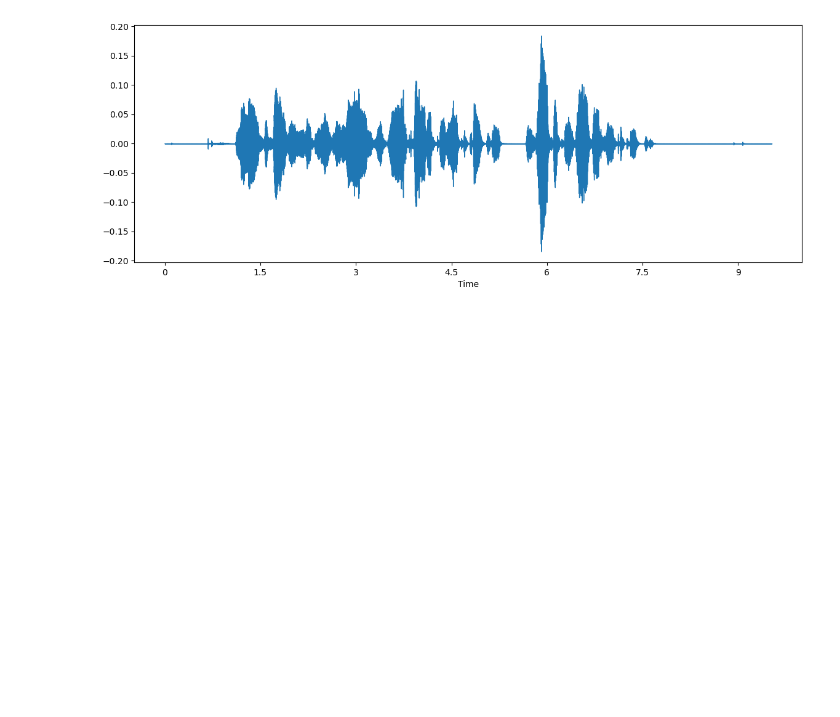
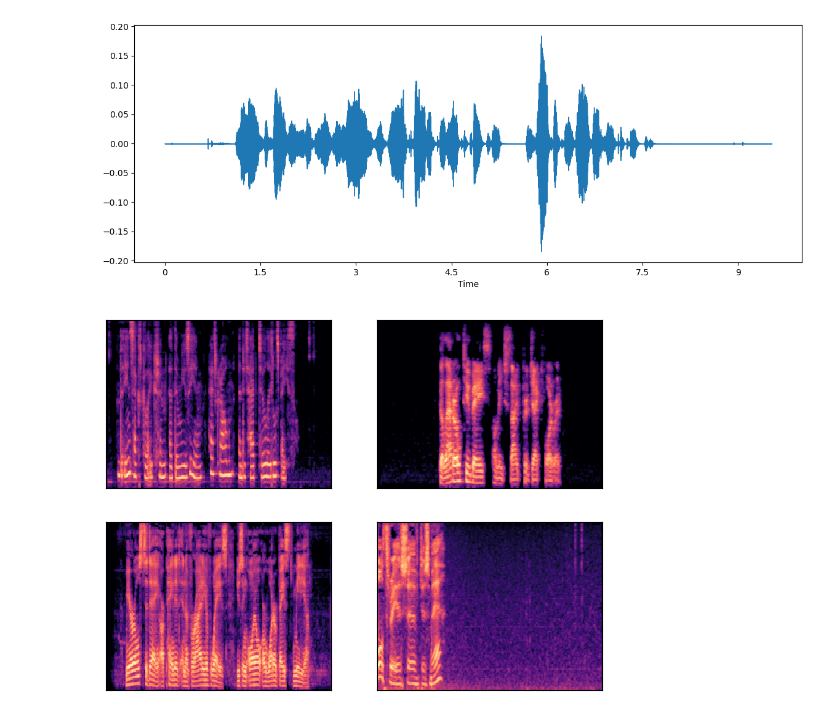
Before and after one commit to yingli/applieddatascience, a Jupyter notebook: sample_code/NB29_voice_recording.ipynb, the cells around one changed output. Saved outputs shown, nothing was run; the diff lists cells and outputs as text; code cells hidden in the pictures; blank space fills up the shorter version.

```diff
--- a/sample_code/NB29_voice_recording.ipynb
+++ b/sample_code/NB29_voice_recording.ipynb
@@ -27,7 +27,7 @@ import librosa
 from IPython.display import Audio
 
 plt.subplots(figsize=(10,3))
-data_dir = '/Users/yingli/Development/AppliedDataScience/applieddatascience/sample_code/voice_clips/'
+data_dir = '/Users/yingli/Development/AppliedDataScience/voice_clips/'
 #audiofile = list_clip.path[100]
 #audiofile = "common_voice_en_32810621.mp3" # eighties female
 #audiofile = "common_voice_en_30282850.mp3" # fifties female
@@ -192,3 +192,33 @@ librosa.display.waveshow(x, sr=sr)
 # %% [output]
 <librosa.display.AdaptiveWaveplot at 0x...>
 [figure]
+# %%
+audiofile = "common_voice_en_35117939.mp3" # teen
+x1, sr1 = librosa.load(data_dir+audiofile)
+audiofile = "common_voice_en_26324574.mp3"
+x2, sr2 = librosa.load(data_dir+audiofile)
+audiofile = "common_voice_en_25174215.mp3"
+x3, sr3 = librosa.load(data_dir+audiofile)
+audiofile = "common_voice_en_20661764.mp3"
+x4, sr4 = librosa.load(data_dir+audiofile)
+
+fig, axs = plt.subplots(2,2)
+
+S1 = librosa.feature.melspectrogram(y=x1, sr=sr1, n_mels=128, fmax=8000)
+S1_dB = librosa.power_to_db(S1, ref=np.max)
+img1 = librosa.display.specshow(S1_dB,  sr=sr1,
+                         fmax=8000,ax=axs[0,0])
+S2 = librosa.feature.melspectrogram(y=x2, sr=sr2, n_mels=128, fmax=8000)
+S2_dB = librosa.power_to_db(S2, ref=np.max)
+img2 = librosa.display.specshow(S2_dB, sr=sr2,
+                         fmax=8000,ax=axs[0,1])
+S3 = librosa.feature.melspectrogram(y=x3, sr=sr3, n_mels=128, fmax=8000)
+S3_dB = librosa.power_to_db(S3, ref=np.max)
+img3 = librosa.display.specshow(S3_dB,  sr=sr3,
+                         fmax=8000,ax=axs[1,0])
+S4 = librosa.feature.melspectrogram(y=x4, sr=sr4, n_mels=128, fmax=8000)
+S4_dB = librosa.power_to_db(S4, ref=np.max)
+img4 = librosa.display.specshow(S4_dB, sr=sr4,
+                         fmax=8000,ax=axs[1,1])
+# %% [output]
+[figure, added]
```
Also changed, not shown: 2 other files.
